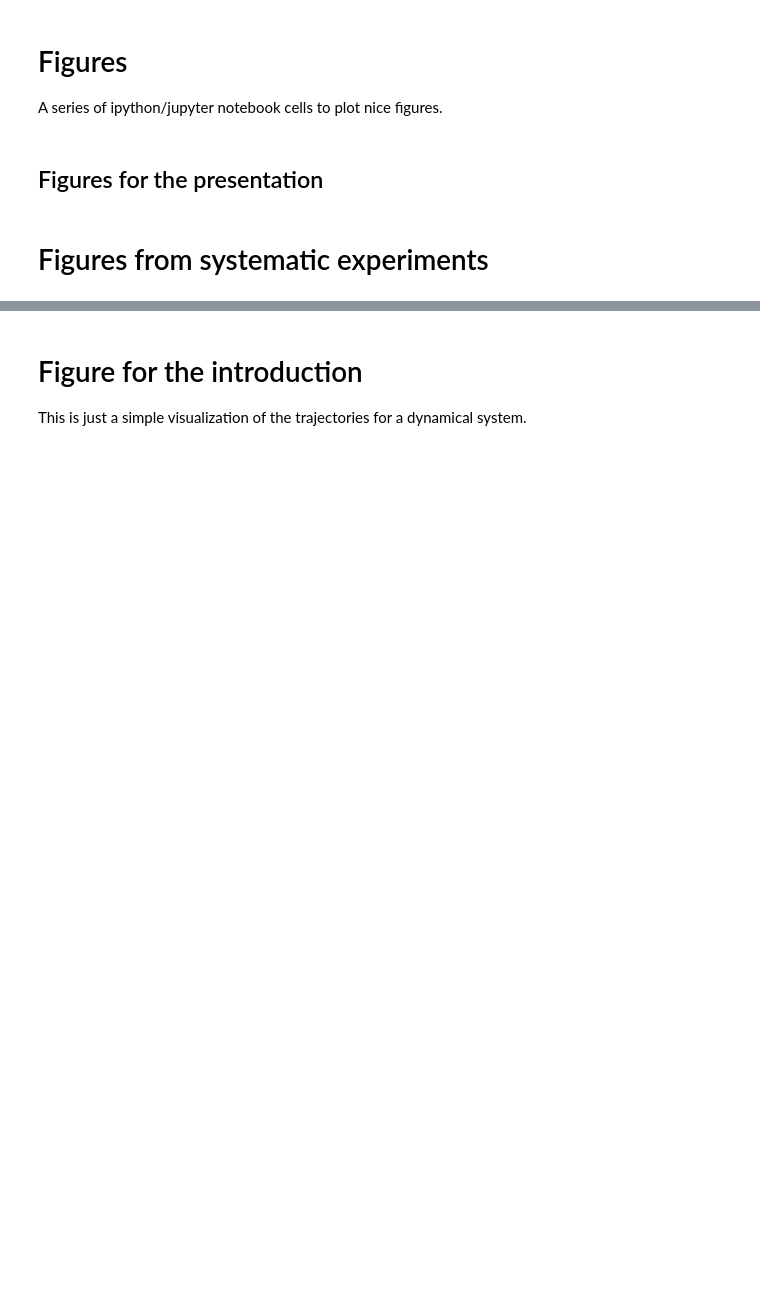
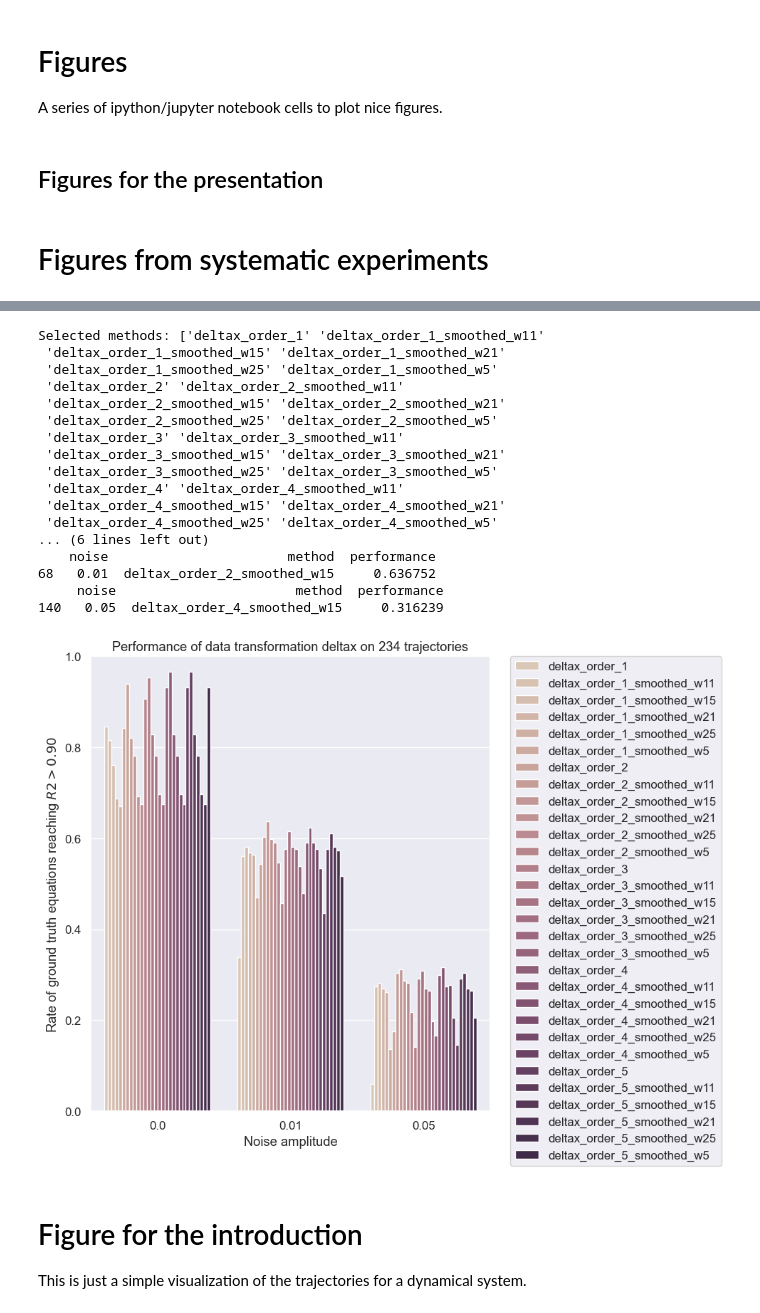
Before and after one commit to albertotonda/symbolic-regression-ode-systems, a Jupyter notebook: utils/figures.ipynb, the cells around one changed output, grey strips where cells are left out. Cells and saved outputs as stored; diff of their text form; code cells hidden in the pictures; blank space fills up the shorter version.

```diff
--- a/utils/figures.ipynb
+++ b/utils/figures.ipynb
@@ -283,3 +326,81 @@ Text(0.5, 1.0, 'Rate of ground truth equations reaching $R2>0.9$ after data tran
+# %%
+# let's go for another image! this time, we want a barplot just for delta_x and one for F_x
+# 'df_data' has already been pre-computed above, but also kinda mangled; let's compute it again
+target_file = "../local_results/check_odebench_all_transformations/summary.csv"
+r2_threshold = 0.9
+transformation = 'deltax'
+
+# we might use Latex syntax for everything; but this requires a lot of parsing and transforming labels
+#plt.rc('text', usetex=True)
+#plt.rc('font', family='serif')
+
+df = pd.read_csv(target_file)
+number_of_attempts = df.shape[0]
+
+# informative: number of times the R2 for a particular combination of data transformation + noise is higher than 0.9
+not_methods = ['system_id', 'variable', 'trajectory_id']
+data = {c : (sum(df[c].values > r2_threshold) / df.shape[0]) for c in df.columns if c not in not_methods}
+#print(data) # this is just for debugging
+
+dictionary = {'noise' : [], 'method' : [], 'performance' : []}
+for c in data :
+    # add a row, identifying method name and noise from key 'c'
+    m = regex.match("([\w|\_]+)\_(0.0[0-9])", c)
+    method = m.group(1)
+    noise = m.group(2)
+    dictionary['noise'].append(float(noise))
+    dictionary['method'].append(method)
+    dictionary['performance'].append(data[c])
+
+df_data = pd.DataFrame.from_dict(dictionary)
+
+# select just columns related to the transformation
+df_data = df_data[df_data['method'].str.startswith(transformation)]
+print("Selected methods:", df_data['method'].unique())
+
+# for each level of noise, find the highest-performing method
+for noise_level in df_data['noise'].unique() :
+    df_s = df_data[df_data['noise'] == noise_level]
+    max_row = df_s[df_s['performance'] == df_s['performance'].max()]
+    print(max_row)
+
+fig, ax = plt.subplots(figsize=(10,8))
+ax = sns.barplot(x = 'noise', # or different noise levels
+            y = 'performance', # number of times the method went over 0.9
+            hue = 'method', # or methods
+            data = df_data,
+            #palette = 'pastel',
+            #palette = sns.color_palette("husl", n_colors=len(df_data['method'].unique())),
+            palette = sns.cubehelix_palette(n_colors=len(df_data['method'].unique()), start=0, rot=0.5, dark=0.2, light=0.8),
+            #palette = sns.color_palette("pastel", n_colors=len(df_data['method'].unique())),
+            ax=ax)
+ax.legend(bbox_to_anchor=(1.05, 1), loc='upper left', borderaxespad=0)
+ax.set_title("Performance of data transformation %s on %d trajectories" % (transformation, number_of_attempts))
+ax.set_xlabel("Noise amplitude")
+ax.set_ylabel("Rate of ground truth equations reaching $R2>%.2f$" % r2_threshold)
+ax.set_ylim([0.0, 1.0])
+plt.tight_layout()#(pad=3.0)
+
+plt.savefig("../local_results/check_odebench_all_transformations/global_performance_" + transformation + ".png", dpi=150)
+# %% [output]
+Selected methods: ['deltax_order_1' 'deltax_order_1_smoothed_w11'
+ 'deltax_order_1_smoothed_w15' 'deltax_order_1_smoothed_w21'
+ 'deltax_order_1_smoothed_w25' 'deltax_order_1_smoothed_w5'
+ 'deltax_order_2' 'deltax_order_2_smoothed_w11'
+ 'deltax_order_2_smoothed_w15' 'deltax_order_2_smoothed_w21'
+ 'deltax_order_2_smoothed_w25' 'deltax_order_2_smoothed_w5'
+ 'deltax_order_3' 'deltax_order_3_smoothed_w11'
+ 'deltax_order_3_smoothed_w15' 'deltax_order_3_smoothed_w21'
+ 'deltax_order_3_smoothed_w25' 'deltax_order_3_smoothed_w5'
+ 'deltax_order_4' 'deltax_order_4_smoothed_w11'
+ 'deltax_order_4_smoothed_w15' 'deltax_order_4_smoothed_w21'
+ 'deltax_order_4_smoothed_w25' 'deltax_order_4_smoothed_w5'
+... (6 lines left out)
+    noise                       method  performance
+68   0.01  deltax_order_2_smoothed_w15     0.636752
+     noise                       method  performance
+140   0.05  deltax_order_4_smoothed_w15     0.316239
+[figure, added]
 # %% [markdown]
 # Figure for the introduction
 This is just a simple visualization of the trajectories for a dynamical system.
```
Also changed, not shown: parts of 10 cells of this notebook, 1 other file.
